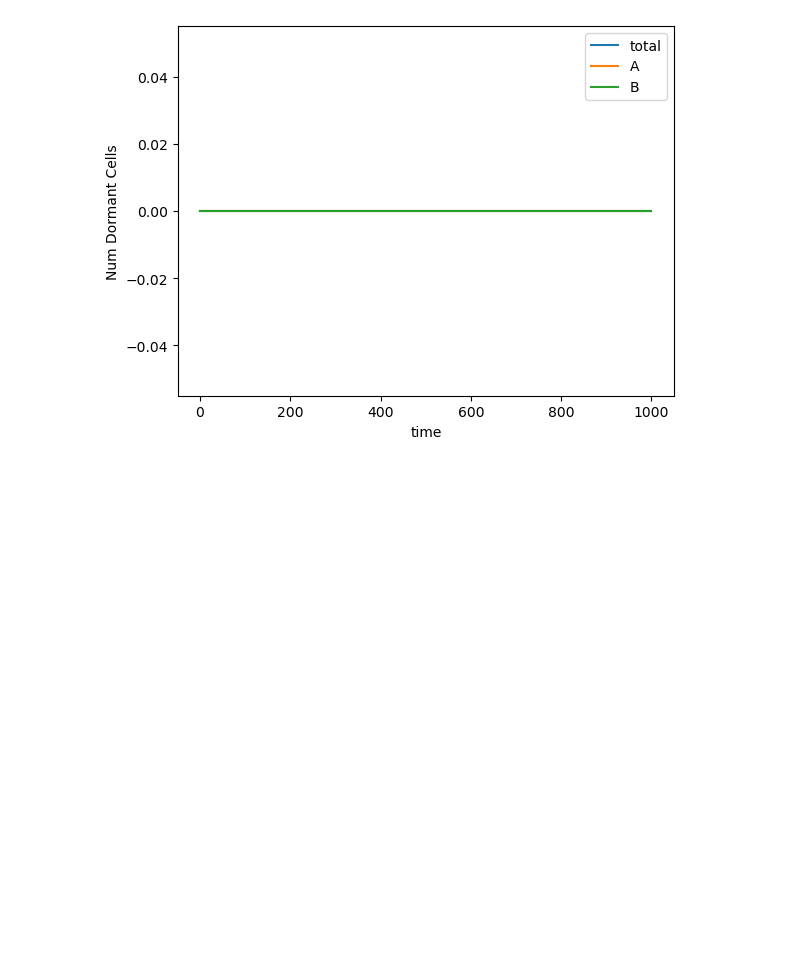
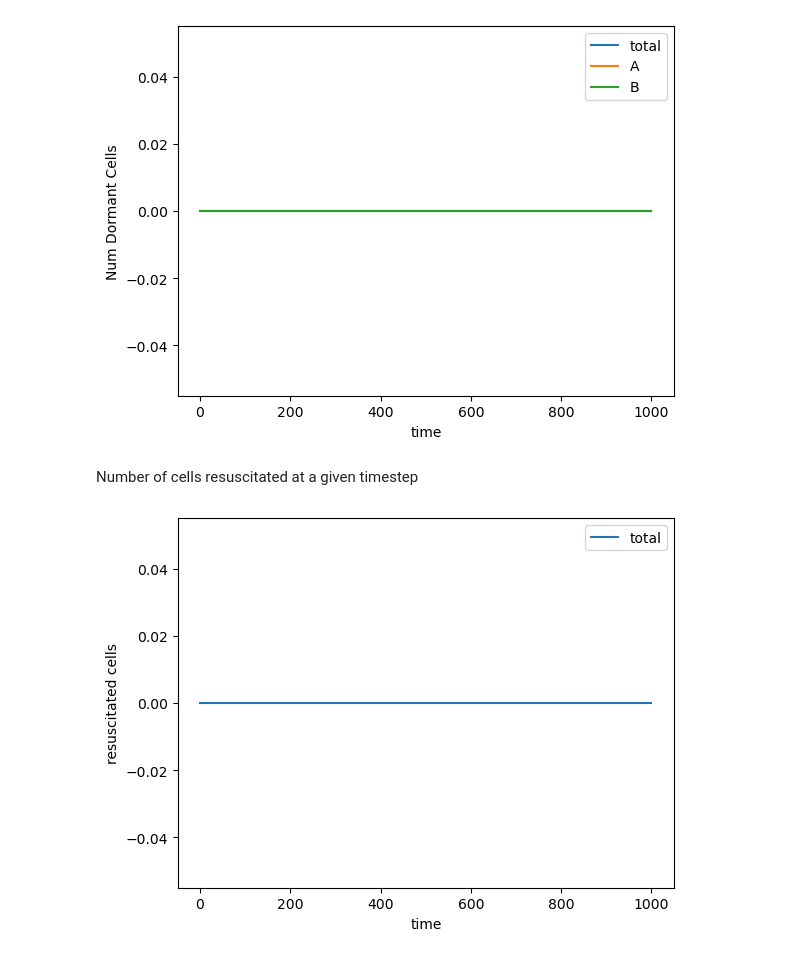
Before and after one commit to LennonLab/mutual-dorm, a Jupyter notebook: python/main.ipynb, the cells around one changed output. Saved outputs shown, nothing was run; the diff lists cells and outputs as text; code cells hidden in the pictures; blank space fills up the shorter version.

```diff
--- a/python/main.ipynb
+++ b/python/main.ipynb
@@ -155,6 +157,17 @@ plt.legend()
 plt.show()
 # %% [output]
 [figure]
+# %% [markdown]
+Number of cells resuscitated at a given timestep
+# %%
+fig, ax = plt.subplots()
+ax.plot(range(1, t_max+1), resc[1:len(D)], label='total')
+ax.set_xlabel('time')
+ax.set_ylabel('resuscitated cells')
+plt.legend()
+plt.show()
+# %% [output]
+[figure, added]
 # %%
 fig, ax = plt.subplots()
 ax.plot(ts, r_a, label='A')
```
Also changed, not shown: parts of 7 cells of this notebook, 2 other files.
